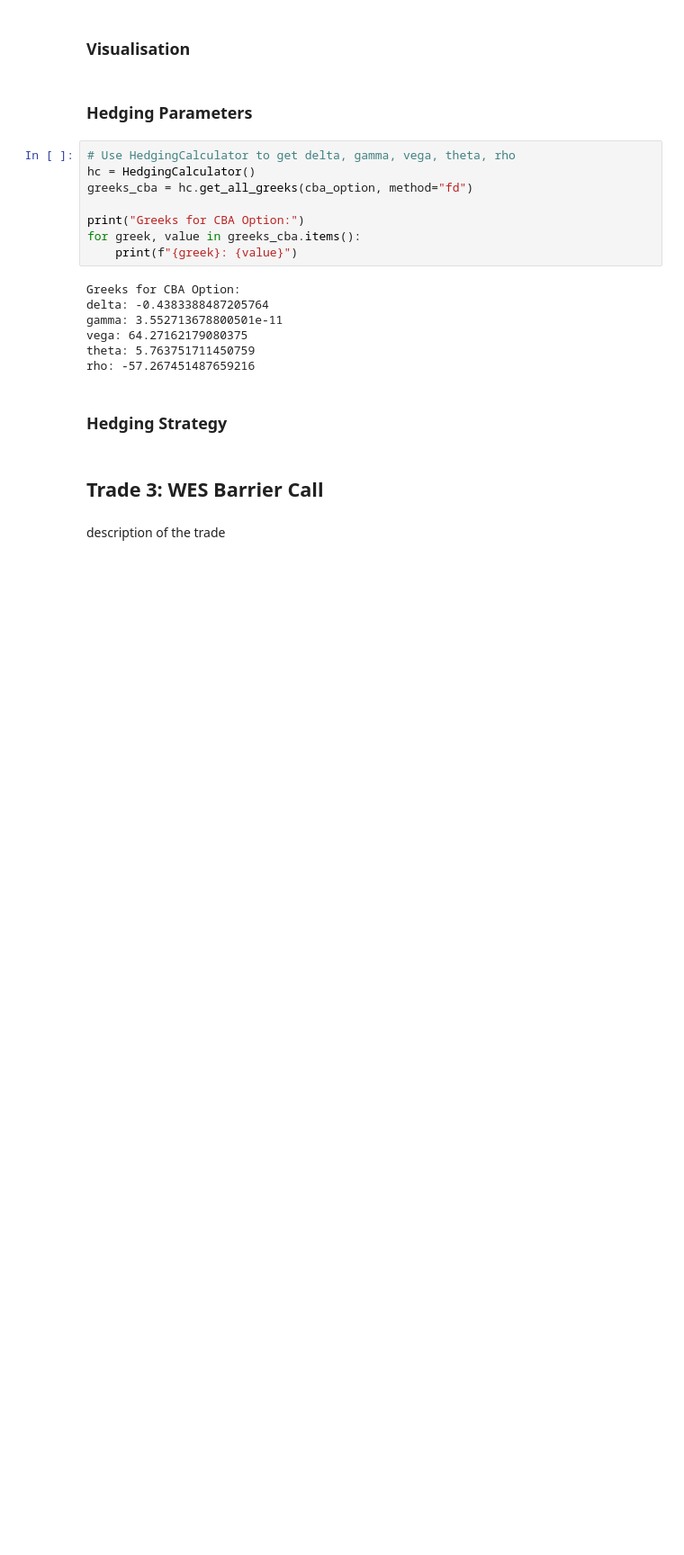
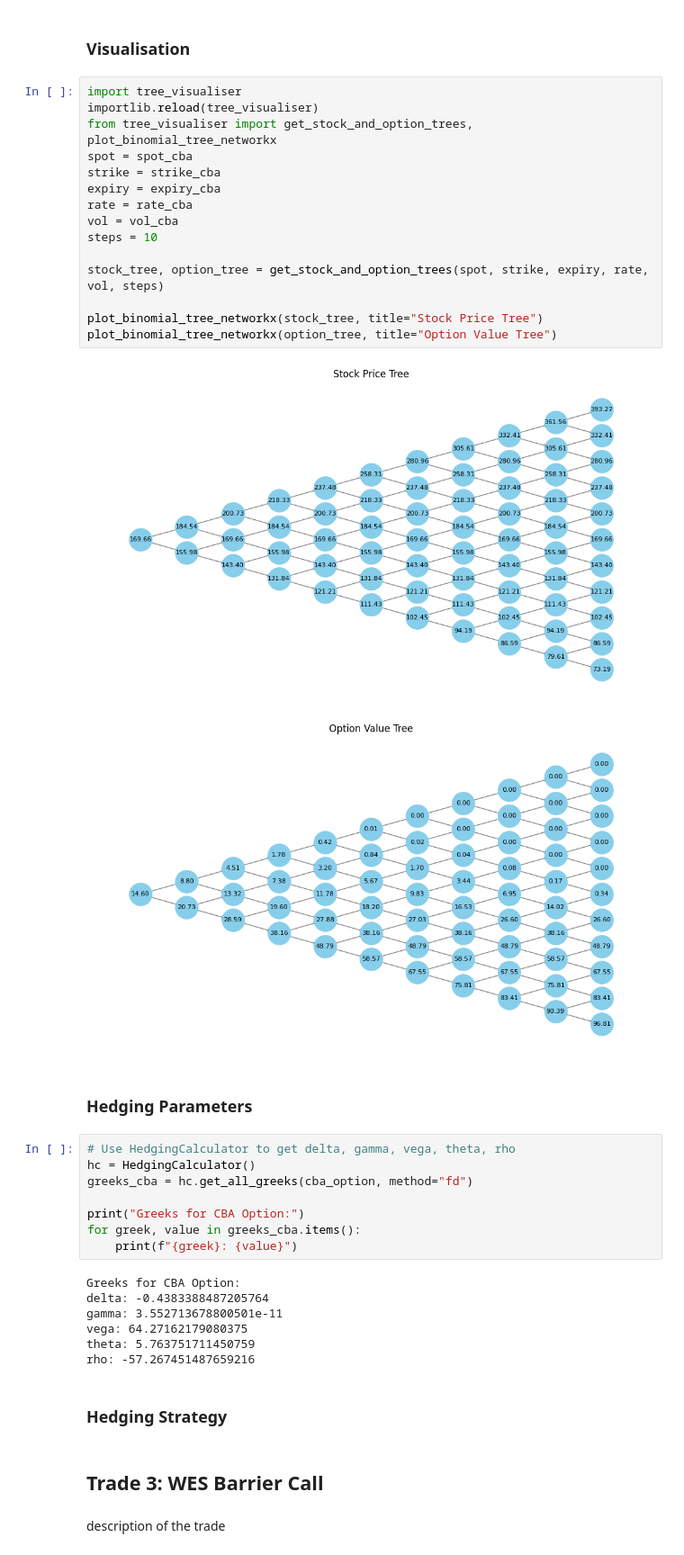
Before and after one commit to s4749543/Project3, a Jupyter notebook: trading_desk_analysis.ipynb, the cells around one changed output. Shown at 90% size. Cells and saved outputs as stored; diff of their text form; blank space fills up the shorter version.

```diff
--- a/trading_desk_analysis.ipynb
+++ b/trading_desk_analysis.ipynb
@@ -202,5 +211,23 @@ Option Price: 14.75904004063862
 # %% [markdown]
 ### Visualisation
+# %%
+import tree_visualiser
+importlib.reload(tree_visualiser)
+from tree_visualiser import get_stock_and_option_trees, plot_binomial_tree_networkx
+spot = spot_cba
+strike = strike_cba
+expiry = expiry_cba
+rate = rate_cba
+vol = vol_cba
+steps = 10
+
+stock_tree, option_tree = get_stock_and_option_trees(spot, strike, expiry, rate, vol, steps)
+
+plot_binomial_tree_networkx(stock_tree, title="Stock Price Tree")
+plot_binomial_tree_networkx(option_tree, title="Option Value Tree")
+# %% [output]
+[figure, added]
+[figure, added]
 # %% [markdown]
 ### Hedging Parameters
 # %%
```
Also changed, not shown: parts of 10 cells of this notebook, 6 other files.
